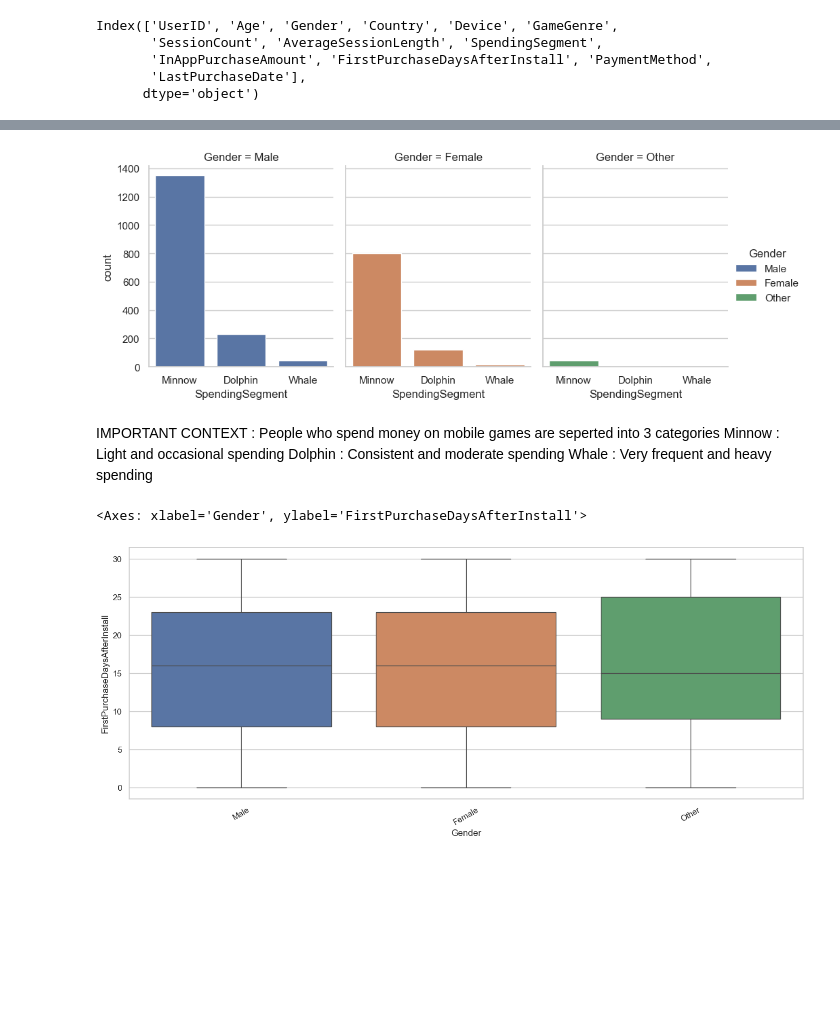
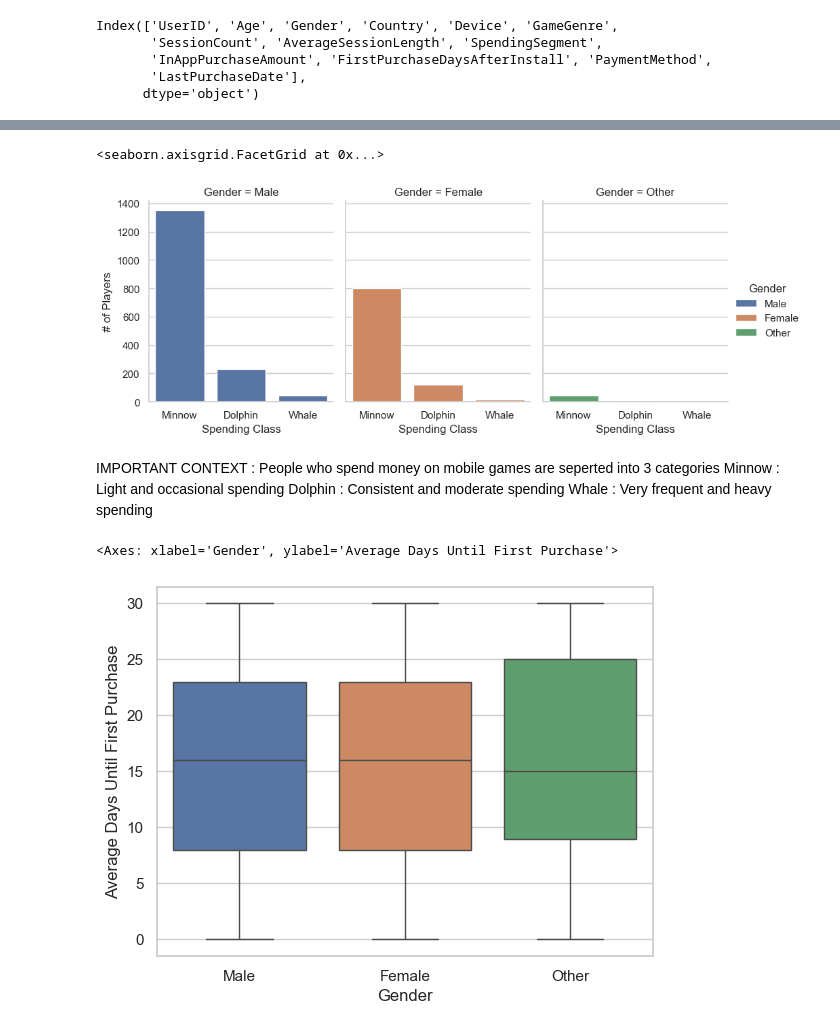
Before and after one commit to SushiChef-Ultimate/Mobile-Game-InAppPurchase-Analysis, a Jupyter notebook: MobileGame-Notebook.ipynb, the cells around one changed output, grey strips where cells are left out. Cells and saved outputs as stored; diff of their text form; code cells hidden in the pictures; blank space fills up the shorter version.

```diff
--- a/MobileGame-Notebook.ipynb
+++ b/MobileGame-Notebook.ipynb
@@ -57,6 +58,6 @@ sns.barplot(data=MobileGame_DF, x='Gender', y='InAppPurchaseAmount', hue='Gender
 # %%
 # 3 seperate bar graphs for each gender using catplot
-sns.catplot(
+x = sns.catplot(
     data=MobileGame_DF,
     x='SpendingSegment',
     kind='count',
@@ -66,9 +67,10 @@ sns.catplot(
     hue = 'Gender'
 )
 
-plt.show()
+x.set_axis_labels("Spending Class", "# of Players")
 # %% [output]
+<seaborn.axisgrid.FacetGrid at 0x...>
-[figure, old version]
+[figure, new version]
 # %% [markdown]
 
 IMPORTANT CONTEXT : People who spend money on mobile games are seperted into 3 categories
@@ -77,12 +79,11 @@ IMPORTANT CONTEXT : People who spend money on mobile games are seperted into 3 c
     Whale : Very frequent and heavy spending
 # %%
 # Box plot for when first purchase is made after install by gender
-plt.figure(figsize=(16, 6))
-plt.xticks(rotation=30)
+plt.ylabel("Average Days Until First Purchase")
 sns.boxplot(data=MobileGame_DF, x='Gender', y='FirstPurchaseDaysAfterInstall', hue='Gender')
 # %% [output]
-<Axes: xlabel='Gender', ylabel='FirstPurchaseDaysAfterInstall'>
+<Axes: xlabel='Gender', ylabel='Average Days Until First Purchase'>
-[figure, old version]
+[figure, new version]
 # %%
 # Average spending by country
 plt.figure(figsize=(18, 6))
```
Also changed, not shown: parts of 4 cells of this notebook.
